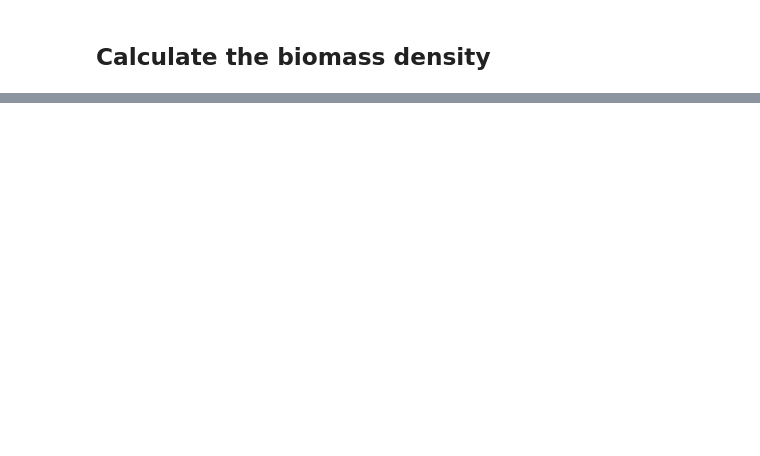
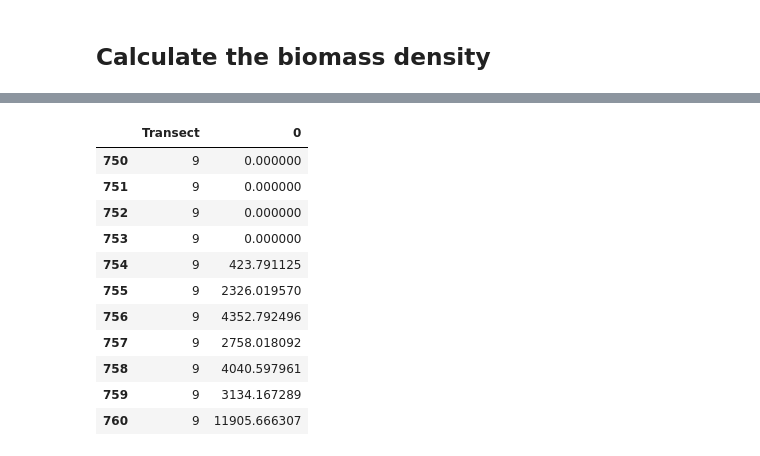
Before and after one commit to OSOceanAcoustics/echopop, a Jupyter notebook: proto_typing.ipynb, the cells around one changed output, grey strips where cells are left out. Saved outputs shown, nothing was run; the diff lists cells and outputs as text; code cells hidden in the pictures; blank space fills up the shorter version.

Commit message:
experiment with calculating the biomass density

```diff
--- a/proto_typing.ipynb
+++ b/proto_typing.ipynb
@@ -44,0 +153,2 @@ gdf = gdf.reset_index()
+# %%
+len_key_norm_ave = (len_key_norm_length_da + len_key_norm_spec_da)/2
@@ -49,21 +172,28 @@ gdf = gdf.reset_index()
 # %%
-# # calculates the interval for the area calculation
-# interval = (nasc_df['VL start'].iloc[1:].values - nasc_df['VL start'].iloc[:-1].values)
-# last_interval = nasc_df['VL end'].iloc[-1] - nasc_df['VL start'].iloc[-1]
+# get the nasc dataframe
+nasc_df = epro_2019.load_nasc_data()
 
-# interval = np.concatenate([interval, np.array([last_interval])])
+# calculates the interval for the area calculation
+interval = (nasc_df['VL start'].iloc[1:].values - nasc_df['VL start'].iloc[:-1].values)
+last_interval = nasc_df['VL end'].iloc[-1] - nasc_df['VL start'].iloc[-1]
 
-# median_interval = np.median(interval)
+interval = np.concatenate([interval, np.array([last_interval])])
 
-# # remove outliers at the end of the transect
-# ind_outliers = np.argwhere(np.abs(interval - median_interval) > 0.05).flatten()
-# interval[ind_outliers] = nasc_df['VL end'].values[ind_outliers] - nasc_df['VL start'].values[ind_outliers]
+median_interval = np.median(interval)
+
+# remove outliers at the end of the transect
+ind_outliers = np.argwhere(np.abs(interval - median_interval) > 0.05).flatten()
+interval[ind_outliers] = nasc_df['VL end'].values[ind_outliers] - nasc_df['VL start'].values[ind_outliers]
 # %%
-# bio_dense_df = nasc_df[['Stratum', 'NASC', 'Haul']].copy()
-# bio_dense_df['interval'] = interval
-# bio_dense_df['n_A'] = nasc_df.apply(lambda x: x.NASC/epro_2019.strata_ds.sig_b.sel(strata=x.Stratum).values, axis=1)
+bio_dense_df = nasc_df[['Stratum', 'NASC', 'Haul']].copy()
+bio_dense_df['interval'] = interval
+bio_dense_df['n_A'] = nasc_df.apply(lambda x: x.NASC/epro_2019.strata_ds.sig_b.sel(strata=x.Stratum).values, axis=1)
 # bio_dense_df['A'] = bio_dense_df['interval']*nasc_df['Spacing']
 # bio_dense_df['N_A'] = bio_dense_df['n_A']*bio_dense_df['A']
 # %%
-# bio_density = bio_dense_df.apply(lambda x: x.N_A*np.dot(len_wgt_ALL_da.sel(strata=x.Stratum),
-#                                           norm_len_key_ALL_da.sel(strata=x.Stratum)), axis=1)
+bio_density = bio_dense_df.apply(lambda x: x.n_A*np.dot(len_key_norm_ave.sel(strata=x.Stratum),
+                                          len_wgt_key_spec_da.sel(strata=x.Stratum)), axis=1)
+
+bio_density_2_prop = bio_dense_df.apply(lambda x: x.n_A*np.dot(len_key_norm_ave.sel(strata=x.Stratum),
+                                        len_wgt_key_spec_da.sel(strata=x.Stratum))*age2_wgt_proportion_da.sel(strata=x.Stratum).values,
+                                        axis=1)
@@ -160,0 +200,15 @@ len_wgt_key_da.sel(strata=1)
+# %%
+bio_density.reset_index().loc[750: 760]
+# %% [output]
+|  | Transect | 0 |
+| 750 | 9 | 0.000000 |
+| 751 | 9 | 0.000000 |
+| 752 | 9 | 0.000000 |
+| 753 | 9 | 0.000000 |
+| 754 | 9 | 423.791125 |
+| 755 | 9 | 2326.019570 |
+| 756 | 9 | 4352.792496 |
+| 757 | 9 | 2758.018092 |
+| 758 | 9 | 4040.597961 |
+| 759 | 9 | 3134.167289 |
+| 760 | 9 | 11905.666307 |
```
Also changed, not shown: parts of 25 cells of this notebook, 5 other files.
